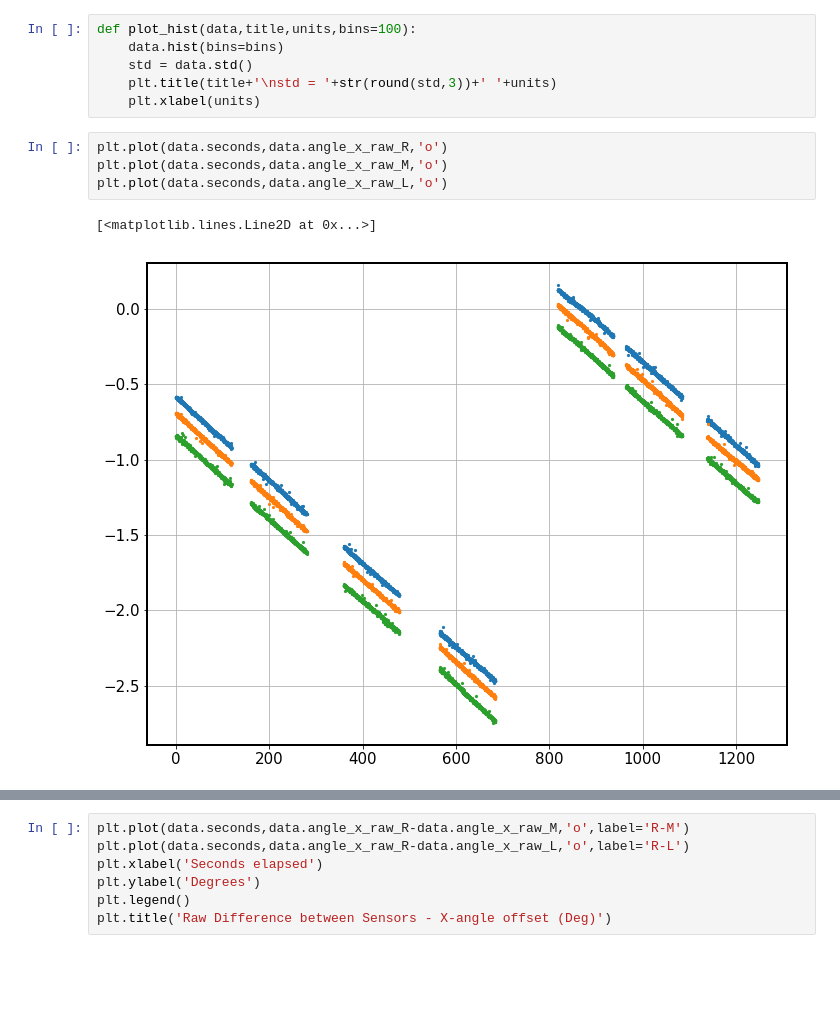
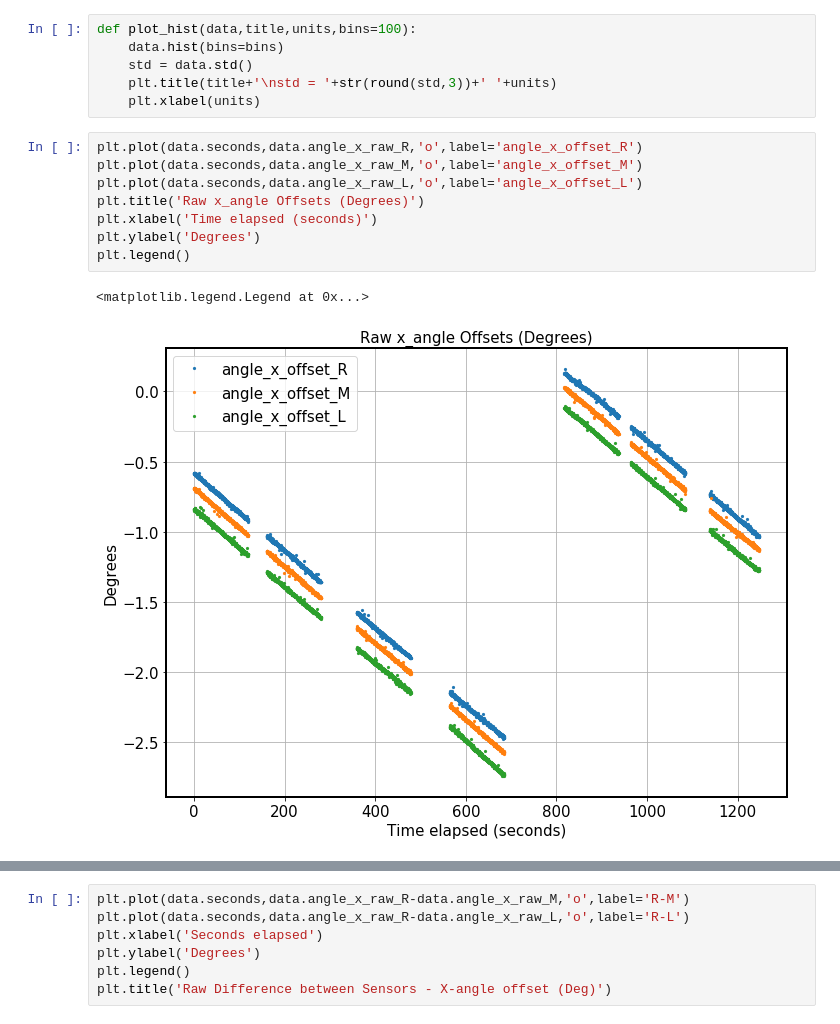
Before and after one commit to bpoche/GLO, a Jupyter notebook: tracking/sun_sensors/20180129_Solar_sensor_3d_mount_test.ipynb, the cells around one changed output, grey strips where cells are left out. Drawn from its saved outputs; the diff is of its cells as text; blank space fills up the shorter version.

Commit message:
added labels

```diff
--- a/tracking/sun_sensors/20180129_Solar_sensor_3d_mount_test.ipynb
+++ b/tracking/sun_sensors/20180129_Solar_sensor_3d_mount_test.ipynb
@@ -43,9 +43,13 @@ def plot_hist(data,title,units,bins=100):
     plt.title(title+'\nstd = '+str(round(std,3))+' '+units)
     plt.xlabel(units)
 # %%
-plt.plot(data.seconds,data.angle_x_raw_R,'o')
-plt.plot(data.seconds,data.angle_x_raw_M,'o')
-plt.plot(data.seconds,data.angle_x_raw_L,'o')
+plt.plot(data.seconds,data.angle_x_raw_R,'o',label='angle_x_offset_R')
+plt.plot(data.seconds,data.angle_x_raw_M,'o',label='angle_x_offset_M')
+plt.plot(data.seconds,data.angle_x_raw_L,'o',label='angle_x_offset_L')
+plt.title('Raw x_angle Offsets (Degrees)')
+plt.xlabel('Time elapsed (seconds)')
+plt.ylabel('Degrees')
+plt.legend()
 # %% [output]
-[<matplotlib.lines.Line2D at 0x...>]
+<matplotlib.legend.Legend at 0x...>
-[figure, old version]
+[figure, new version]
```
Also changed, not shown: parts of 3 cells of this notebook.
